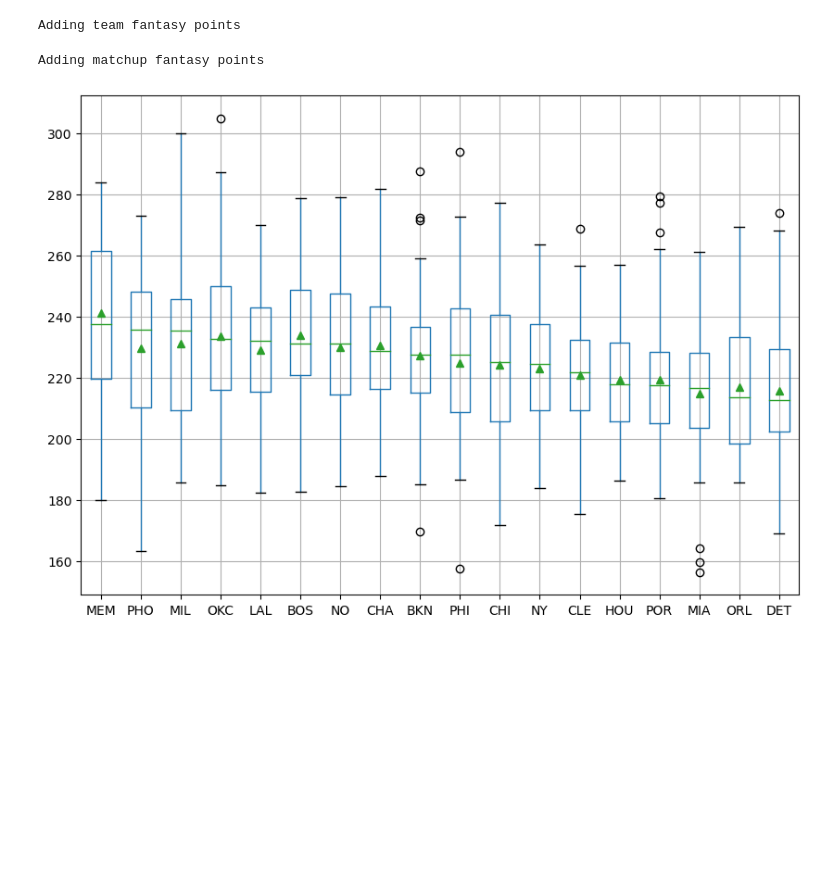
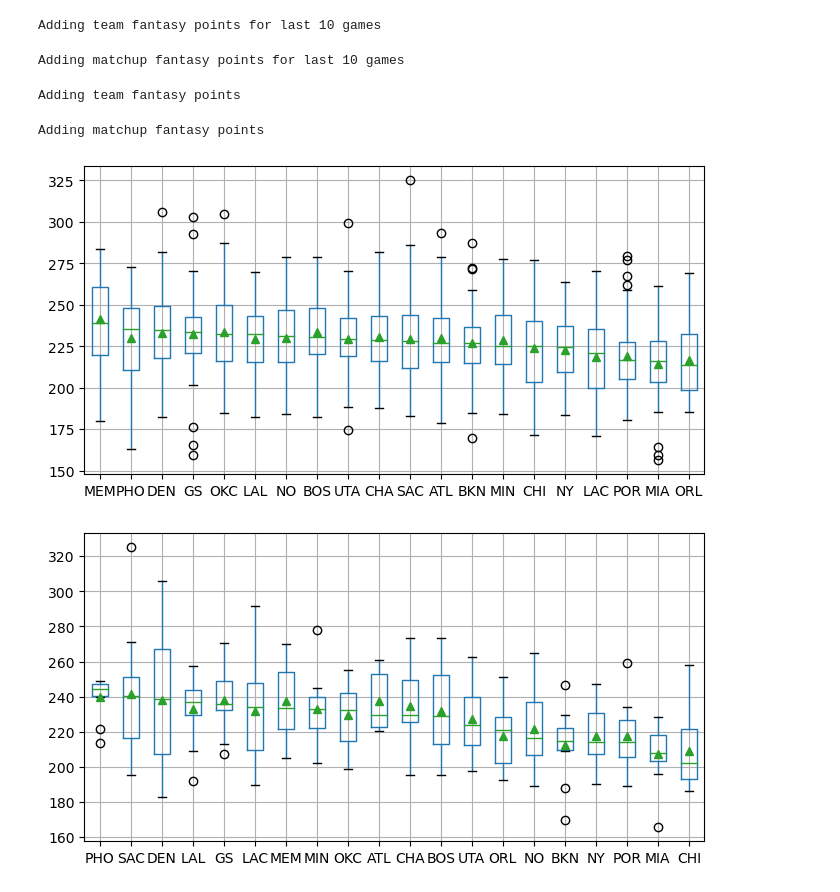
Before and after one commit to jackdegen/nba-demo, a Jupyter notebook: src/analyzing-teams.ipynb, the cells around one changed output. Cells and saved outputs as stored; diff of their text form; code cells hidden in the pictures; blank space fills up the shorter version.

```diff
--- a/src/analyzing-teams.ipynb
+++ b/src/analyzing-teams.ipynb
@@ -63,3 +144,8 @@ def matchup_info(**kwargs):
+# %%
+matchup_info_last_n()
+# %% [output]
+Adding team fantasy points for last 10 games
+Adding matchup fantasy points for last 10 games
 # %%
 matchup_info()
 # %% [output]
@@ -69,7 +155,11 @@ Adding matchup fantasy points
 def make_boxplots(**kwargs):
     # Need transpose for all boxplots in one
 
-    dfpath: str = '/'.join([fm.data_dir, 'season-data-matchups.csv'])
+    file: str = 'season-data-matchups'
+    if kwargs.get('n') is not None:
+        file += f'-last-{kwargs["n"]}'
+
+    dfpath: str = '/'.join([fm.data_dir, f'{file}.csv'])
 
     fpts_cols: list[str,...] = [
         'date',
@@ -117,7 +207,7 @@ def make_boxplots(**kwargs):
     team_medians = dict(sorted(team_medians.items(), key=lambda item: item[1], reverse=True))
     col_order = list(team_medians.keys())
 
-    pltkwargs = {key: val for key, val in kwargs.items() if key not in ('teams', 'starter', 'team_col', 'fpts_col')}
+    pltkwargs = {key: val for key, val in kwargs.items() if key not in ('n', 'teams', 'starter', 'team_col', 'fpts_col')}
 
     pltkwargs = {
         **pltkwargs,
@@ -136,32 +226,42 @@ def make_boxplots(**kwargs):
            )
 # %%
 current_teams: list[str,...] = [
-    'PHI',
-    'MIL',
+    'DEN',
     'LAL',
+    'BOS',
     'POR',
-    'BOS',
     'OKC',
+    'MEM',
+    'LAC',
+    'PHO',
+    'ATL',
+    'SAC',
+    'NY',
+    'MIN',
+    'GS',
+    'CHI',
     'MIA',
-    'MEM',
-    'PHO',
-    'CLE',
-    'NY',
-    'CHI',
+    'UTA',
     'NO',
+    'BKN',
     'CHA',
-    'BKN',
-    'ORL',
-    'HOU',
-    'DET'
+    'ORL'
 ]
 # %%
 make_boxplots(
     teams=current_teams,
-    figsize=(10,7)
+    figsize=(8,4)
 );
 # %% [output]
-[figure, old version]
+[figure, new version]
+# %%
+make_boxplots(
+    n=10,
+    teams=current_teams,
+    figsize=(8,4)
+);
+# %% [output]
+[figure, added]
 # %%
 make_boxplots(
     teams=current_teams,
```
Also changed, not shown: parts of 5 cells of this notebook, 2 other files.
